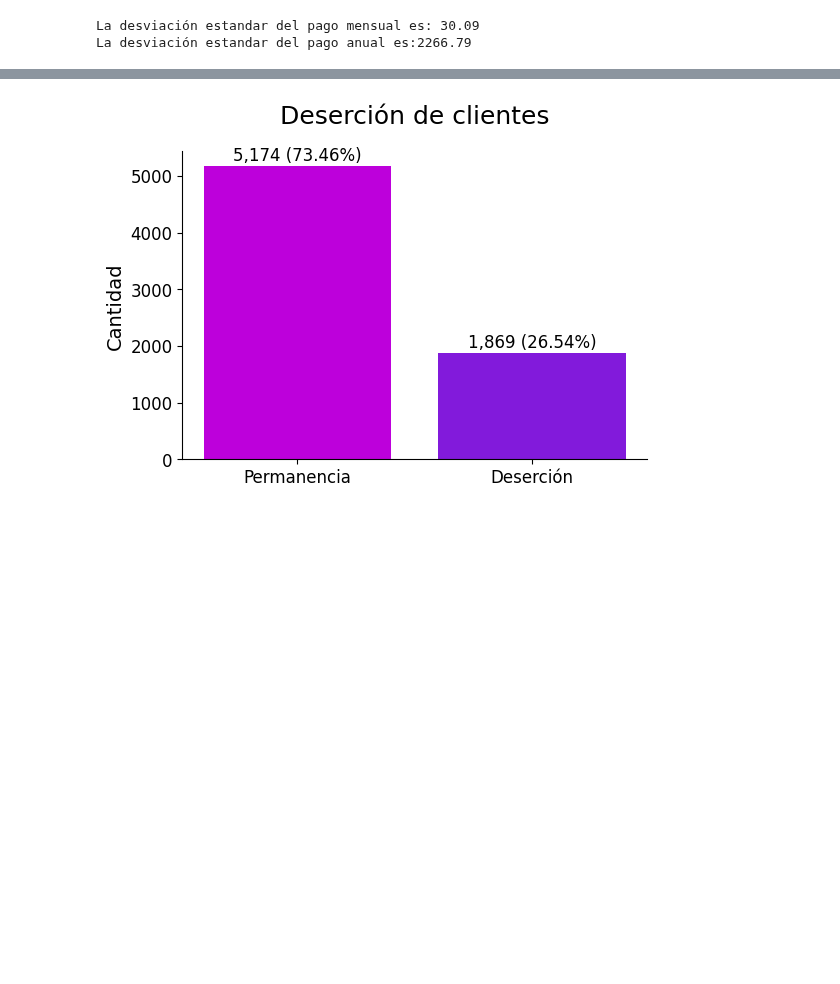
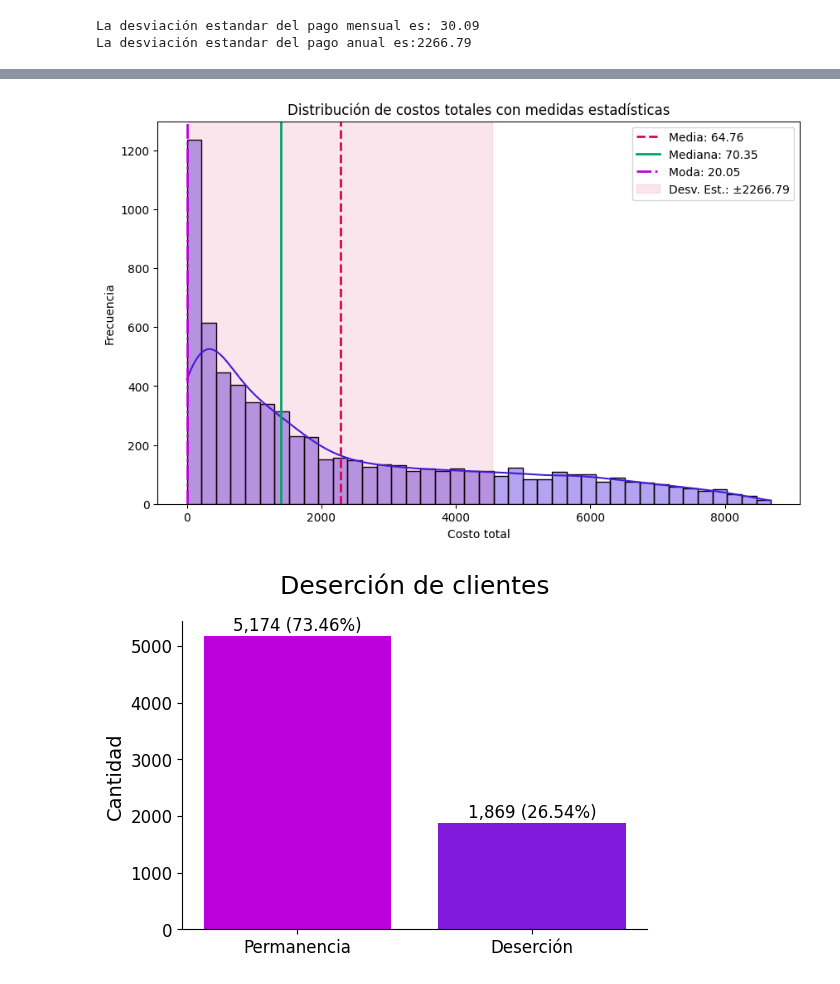
Before and after one commit to JGP-Code/TelecomX_LATAM_Challenge, a Jupyter notebook: TelecomX_LATAM.ipynb, the cells around one changed output, grey strips where cells are left out. Saved outputs shown, nothing was run; the diff lists cells and outputs as text; code cells hidden in the pictures; blank space fills up the shorter version.

```diff
--- a/TelecomX_LATAM.ipynb
+++ b/TelecomX_LATAM.ipynb
@@ -431,3 +464,36 @@ La desviación estandar del pago anual es:2266.79
+# %%
+#gráfica de distribución de costo total con moda, mediana, media y desviación estandar
+plt.figure(figsize=(10,6))
+
+# Histograma
+sns.histplot(datos_normalizados['account.Charges.Total'],
+             bins=40, kde=True, color='#431ADB', alpha=0.4)
+
+# Líneas verticales
+plt.axvline(media_ano, color='#E10050', linestyle='--', linewidth=2,
+            label=f'Media: {media_mes:.2f}')
+
+plt.axvline(mediana_ano, color='#00A36C', linestyle='-', linewidth=2,
+            label=f'Mediana: {mediana_mes:.2f}')
+
+plt.axvline(moda_ano, color='#BD00DB', linestyle='-.', linewidth=2,
+            label=f'Moda: {moda_mes:.2f}')
+
+# Banda de desviación estándar
+plt.axvspan(media_ano - desviacion_ano,
+            media_ano + desviacion_ano,
+            color='#E10050', alpha=0.1,
+            label=f'Desv. Est.: ±{desviacion_ano:.2f}')
+
+plt.title('Distribución de costos totales con medidas estadísticas')
+plt.xlabel('Costo total')
+plt.ylabel('Frecuencia')
+plt.legend()
+
+
+plt.show()
+# %% [output]
+[figure, added]
 # %%
 #gráfica de deserción de clientes
 
```
Also changed, not shown: parts of 1 cell of this notebook.
